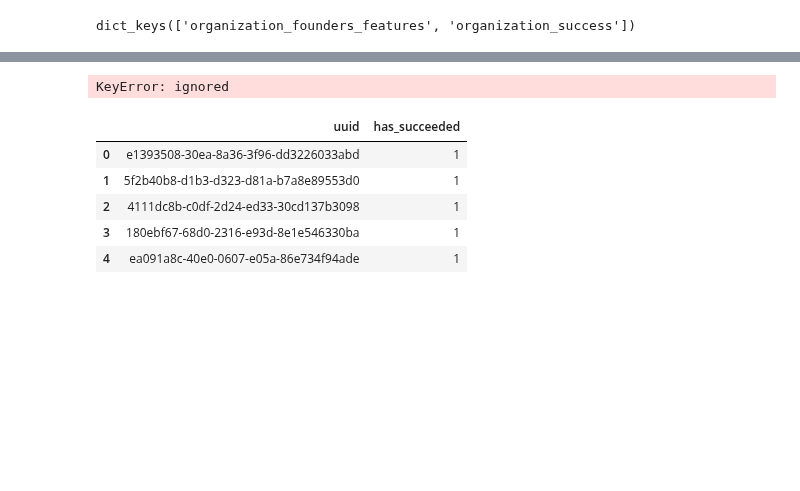
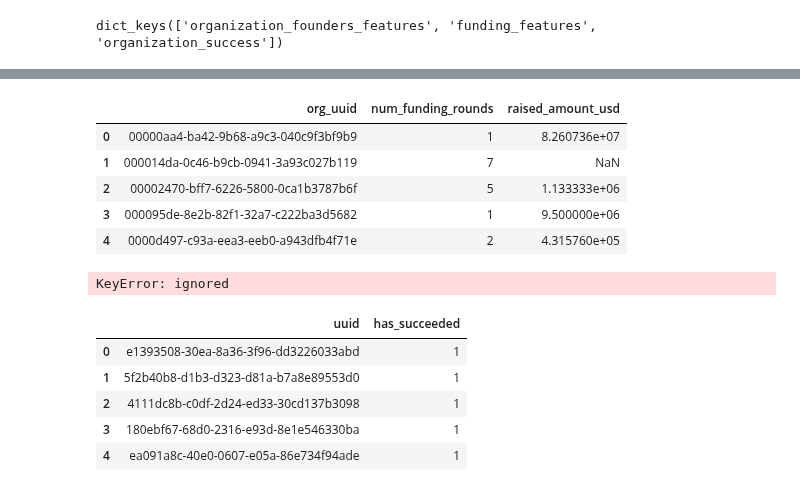
Before and after one commit to siddtheshah/vc_modeling, a Jupyter notebook: model_training.ipynb, the cells around one changed output, grey strips where cells are left out. Saved outputs shown, nothing was run; the diff lists cells and outputs as text; code cells hidden in the pictures; blank space fills up the shorter version.

```diff
--- a/model_training.ipynb
+++ b/model_training.ipynb
@@ -28,12 +29,12 @@ Mounted at /content/gdrive
 # %%
 path_prefix = "/content/gdrive/My Drive/vc_modeling/data/"
-feature_csv_filenames = ["organization_founders_features.csv", "organization_success.csv"]
+feature_csv_filenames = ["organization_founders_features.csv", "funding_features.csv", "organization_success.csv"]
 dfs = [pd.read_csv(path_prefix + x) for x in feature_csv_filenames]
 df_names = [x[:-4] for x in feature_csv_filenames]
 df_dict = dict(zip(df_names, dfs))
 df_dict.keys()
 # %% [output]
-dict_keys(['organization_founders_features', 'organization_success'])
+dict_keys(['organization_founders_features', 'funding_features', 'organization_success'])
 # %%
 founders_df = df_dict["organization_founders_features"]
 founders_df.head()
@@ -44,6 +45,16 @@ founders_df.head()
 | 2 | 00007c5c-9260-0dfb-c160-89a416f1a7cc | 180759.0 | NaN | NaN | NaN | ... |
 | 3 | 0000b5c1-07dd-aeb6-2b17-eb3d64e652a6 | 147007.0 | 0.0 | 2.0 | 1.0 | ... |
 | 4 | 0000c0e1-eb00-9281-9a7f-63dfa277e8df | 289919.0 | NaN | NaN | NaN | ... |
+# %%
+funding_features_df = df_dict["funding_features"]
+funding_features_df.head()
+# %% [output]
+|  | org_uuid | num_funding_rounds | raised_amount_usd |
+| 0 | 00000aa4-ba42-9b68-a9c3-040c9f3bf9b9 | 1 | 8.260736e+07 |
+| 1 | 000014da-0c46-b9cb-0941-3a93c027b119 | 7 | NaN |
+| 2 | 00002470-bff7-6226-5800-0ca1b3787b6f | 5 | 1.133333e+06 |
+| 3 | 000095de-8e2b-82f1-32a7-c222ba3d5682 | 1 | 9.500000e+06 |
+| 4 | 0000d497-c93a-eea3-eeb0-a943dfb4f71e | 2 | 4.315760e+05 |
 # %%
 timeline_df = df_dict["timeline"]
 timeline_df.info()
```
Also changed, not shown: parts of 4 cells of this notebook, 1 other file.
